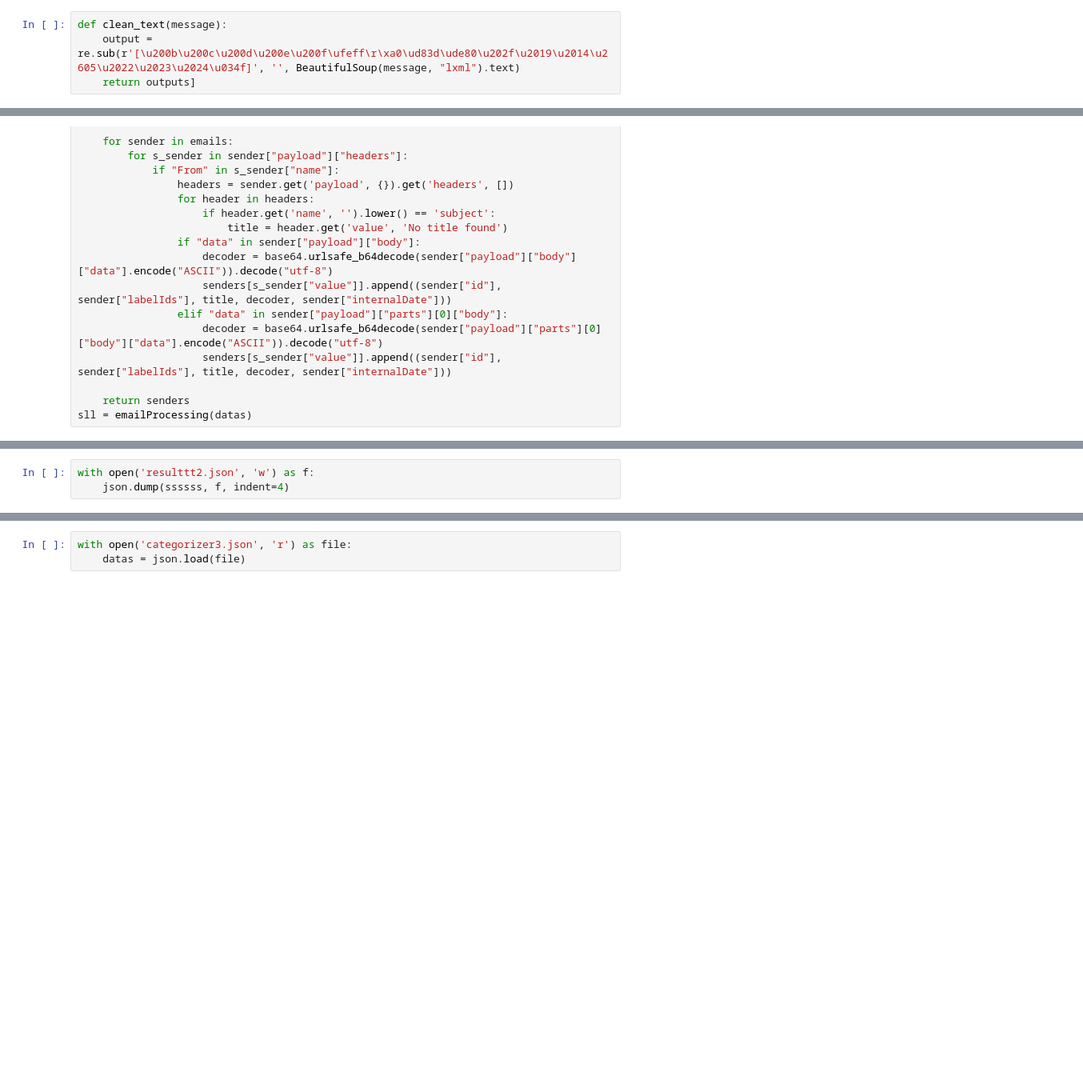
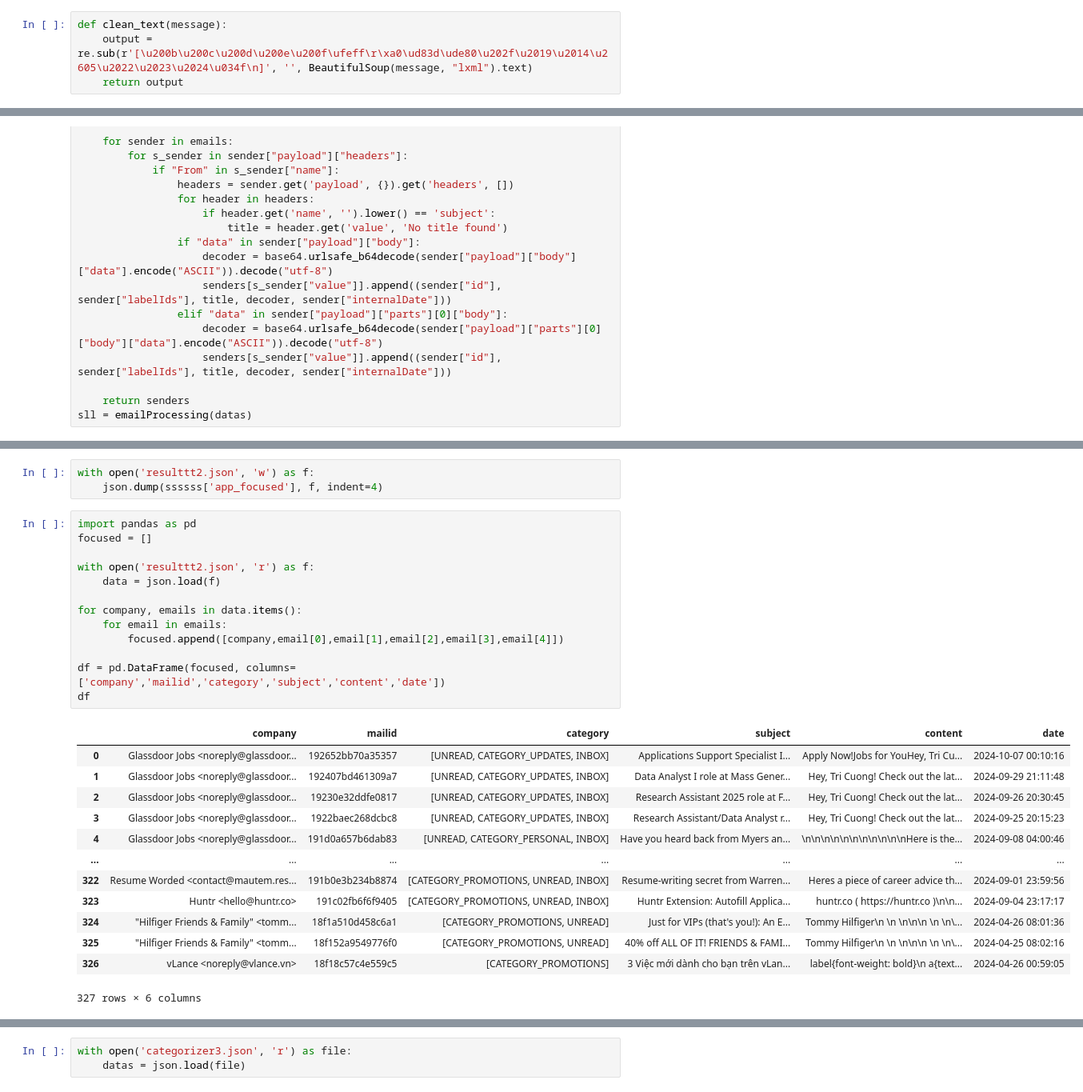
Before and after one commit to quanquejztr/application-tracking, a Jupyter notebook: test.ipynb, the cells around one changed output, grey strips where cells are left out. Shown at 80% size. Drawn from its saved outputs; the diff is of its cells as text; blank space fills up the shorter version.

```diff
--- a/test.ipynb
+++ b/test.ipynb
@@ -9,7 +13,7 @@ with open('RawEmails.json', 'r') as file:
 # %%
 def clean_text(message):
-    output = re.sub(r'[\u200b\u200c\u200d\u200e\u200f\ufeff\r\xa0\ud83d\ude80\u202f\u2019\u2014\u2605\u2022\u2023\u2024\u034f]', '', BeautifulSoup(message, "lxml").text)
-    return outputs]
+    output = re.sub(r'[\u200b\u200c\u200d\u200e\u200f\ufeff\r\xa0\ud83d\ude80\u202f\u2019\u2014\u2605\u2022\u2023\u2024\u034f\n]', '', BeautifulSoup(message, "lxml").text)
+    return output
 # %%
 import base64
 def emailProcessing(emails):
@@ -127,6 +130,33 @@ Hardware accelerator e.g. GPU is available in the environment, but no `device` a
 # %%
 with open('resulttt2.json', 'w') as f:
-    json.dump(ssssss, f, indent=4)
+    json.dump(ssssss['app_focused'], f, indent=4)
+# %%
+import pandas as pd
+focused = []
+
+with open('resulttt2.json', 'r') as f:
+    data = json.load(f)
+
+for company, emails in data.items():
+    for email in emails:
+        focused.append([company,email[0],email[1],email[2],email[3],email[4]])
+
+df = pd.DataFrame(focused, columns=['company','mailid','category','subject','content','date'])
+df
+# %% [output]
+|  | company | mailid | category | subject | content | date |
+| 0 | Glassdoor Jobs <noreply@glassdoor... | 192652bb70a35357 | [UNREAD, CATEGORY_UPDATES, INBOX] | Applications Support Specialist I... | Apply Now!Jobs for YouHey, Tri Cu... | 2024-10-07 00:10:16 |
+| 1 | Glassdoor Jobs <noreply@glassdoor... | 192407bd461309a7 | [UNREAD, CATEGORY_UPDATES, INBOX] | Data Analyst I role at Mass Gener... | Hey, Tri Cuong! Check out the lat... | 2024-09-29 21:11:48 |
+| 2 | Glassdoor Jobs <noreply@glassdoor... | 19230e32ddfe0817 | [UNREAD, CATEGORY_UPDATES, INBOX] | Research Assistant 2025 role at F... | Hey, Tri Cuong! Check out the lat... | 2024-09-26 20:30:45 |
+| 3 | Glassdoor Jobs <noreply@glassdoor... | 1922baec268dcbc8 | [UNREAD, CATEGORY_UPDATES, INBOX] | Research Assistant/Data Analyst r... | Hey, Tri Cuong! Check out the lat... | 2024-09-25 20:15:23 |
+| 4 | Glassdoor Jobs <noreply@glassdoor... | 191d0a657b6dab83 | [UNREAD, CATEGORY_PERSONAL, INBOX] | Have you heard back from Myers an... | \n\n\n\n\n\n\n\n\n\n\nHere is the... | 2024-09-08 04:00:46 |
+| ... | ... | ... | ... | ... | ... | ... |
+| 322 | Resume Worded <contact@mautem.res... | 191b0e3b234b8874 | [CATEGORY_PROMOTIONS, UNREAD, INBOX] | Resume-writing secret from Warren... | Heres a piece of career advice th... | 2024-09-01 23:59:56 |
+| 323 | Huntr <hello@huntr.co> | 191c02fb6f6f9405 | [CATEGORY_PROMOTIONS, UNREAD, INBOX] | Huntr Extension: Autofill Applica... | huntr.co ( https://huntr.co )\n\n... | 2024-09-04 23:17:17 |
+| 324 | "Hilfiger Friends & Family" <tomm... | 18f1a510d458c6a1 | [CATEGORY_PROMOTIONS, UNREAD] | Just for VIPs (that's you!): An E... | Tommy Hilfiger\n \n \n\n\n \n \n\... | 2024-04-26 08:01:36 |
+| 325 | "Hilfiger Friends & Family" <tomm... | 18f152a9549776f0 | [CATEGORY_PROMOTIONS, UNREAD] | 40% off ALL OF IT! FRIENDS & FAMI... | Tommy Hilfiger\n \n \n\n\n \n \n\... | 2024-04-25 08:02:16 |
+| 326 | vLance <noreply@vlance.vn> | 18f18c57c4e559c5 | [CATEGORY_PROMOTIONS] | 3 Việc mới dành cho bạn trên vLan... | label{font-weight: bold}\n a{text... | 2024-04-26 00:59:05 |
+327 rows × 6 columns
 # %%
 x = "\n\n\n \n\n\n\n\n\n\n\nDear Tri Cuong,\nThank you for the time and energy you invested in applying for the position Intern: Data Analyst (Summer 2024) (5165).\n\n\t\t\t\t\t\tUnfortunately, we have to inform you that this time we have decided to move on with other candidates.\n\n\t\t\t\t\t\tWe appreciate your interest in our company and are grateful for the opportunity to get to know you and your aspirations.\n\n\t\t\t\t\t\tWe greatly value your interest for shaping the future of transport solutions together with us.\n\t\t\t\t\t\tWe hope you will keep us in mind and apply again for future positions within your areas of expertise.\n\n\t\t\t\t\t\tUntil then, we wish you all the best in your future career. Once again, thank you for your interest in working with Volvo Group.\n\n\n\t\t\t\t\t\tBest regards,\n\t\t\t\t\t\tVolvo Group Talent Acquisition\n\t\t\t\t\t\t\n\n\n\n\n\nABOUT US | YOUR CAREER AT VOLVO GROUP | MEET OUR EMPLOYEES | FOLLOW US ON SOCIAL MEDIA\n\n\n\n\n\n\n\n\n"
 
```
Also changed, not shown: parts of 4 cells of this notebook, 1 other file.
